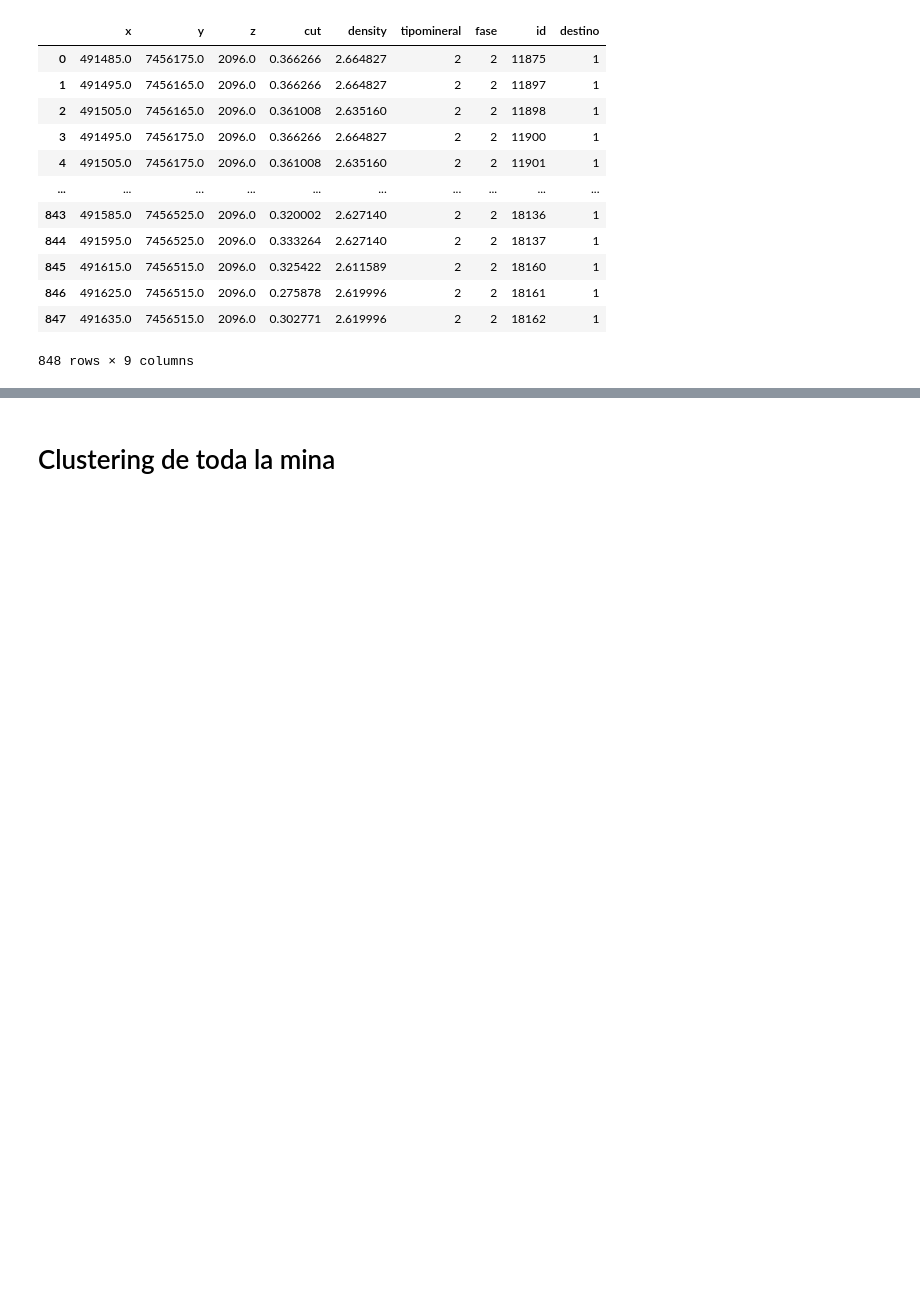
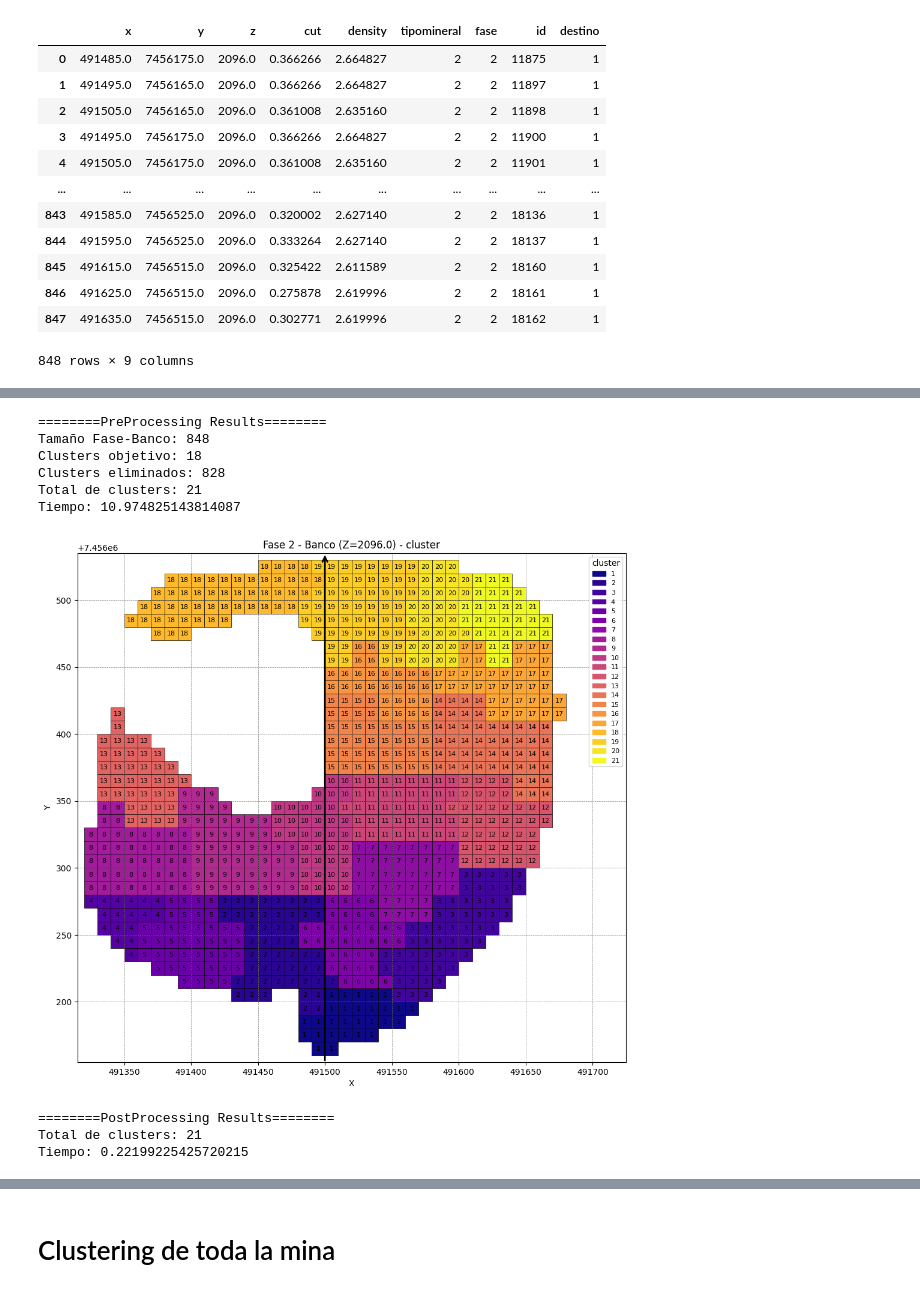
Before and after one commit to Felipe-Asbun-Torres/Laboratorio-2, a Jupyter notebook: ClusteringTabesh2013.ipynb, the cells around one changed output, grey strips where cells are left out. Saved outputs shown, nothing was run; the diff lists cells and outputs as text; code cells hidden in the pictures; blank space fills up the shorter version.

```diff
--- a/ClusteringTabesh2013.ipynb
+++ b/ClusteringTabesh2013.ipynb
@@ -1045,0 +838,35 @@ plot_fase_banco(fase_banco_withouth_post, column_hue='cluster')
+# %%
+BlockWidth = 10
+
+x_min = np.min(fase_banco['x'].values)-BlockWidth
+y_min = np.min(fase_banco['y'].values)-BlockWidth
+x_max = np.max(fase_banco['x'].values)+BlockWidth
+y_max = np.max(fase_banco['y'].values)+BlockWidth
+
+
+P1 = ((x_min + x_max)/2, y_min)
+P2 = ((x_min + x_max)/2, y_max)
+
+adj_matrix = Calculate_Adjency_Matrix(fase_banco, BlockWidth)
+sim_matrix = Calculate_Similarity_Matrix(fase_banco, peso_distancia = 2, peso_directional_mining = 0.1, penalizacion_destino = 0.9, penalizacion_roca = 0.9
+, P_inicio=P1, P_final=P2, tol_directional_mining=0.01)
+
+
+(fase_banco_tabesh_2, t_agg_2, N_clusters_agg_2) = Clustering_Tabesh(fase_banco, adj_matrix, sim_matrix, Average_Desired_Length_Cluster=45, Max_Cluster_Length=55, Debug=False)
+
+plot_fase_banco(fase_banco_tabesh_2, column_hue='cluster', xsize=10, ysize=10, arrows=[(P1,P2)])
+
+(fase_banco_tabesh_2_ref_tab, t_ref_2, N_cluster_ref_2) = Shape_Refinement_Tabesh(fase_banco_tabesh_2, adj_matrix, Min_Cluster_Length=15, Iterations_PostProcessing=10)
+
+plot_fase_banco(fase_banco_tabesh_2_ref_tab, column_hue='cluster', xsize=10, ysize=10, arrows=[(P1,P2)])
+# %% [output]
+========PreProcessing Results========
+Tamaño Fase-Banco: 848
+Clusters objetivo: 18
+Clusters eliminados: 828
+Total de clusters: 21
+Tiempo: 10.974825143814087
+[figure, added]
+========PostProcessing Results========
+Total de clusters: 21
+Tiempo: 0.22199225425720215
```
Also changed, not shown: parts of 39 cells of this notebook, 1 other file.
